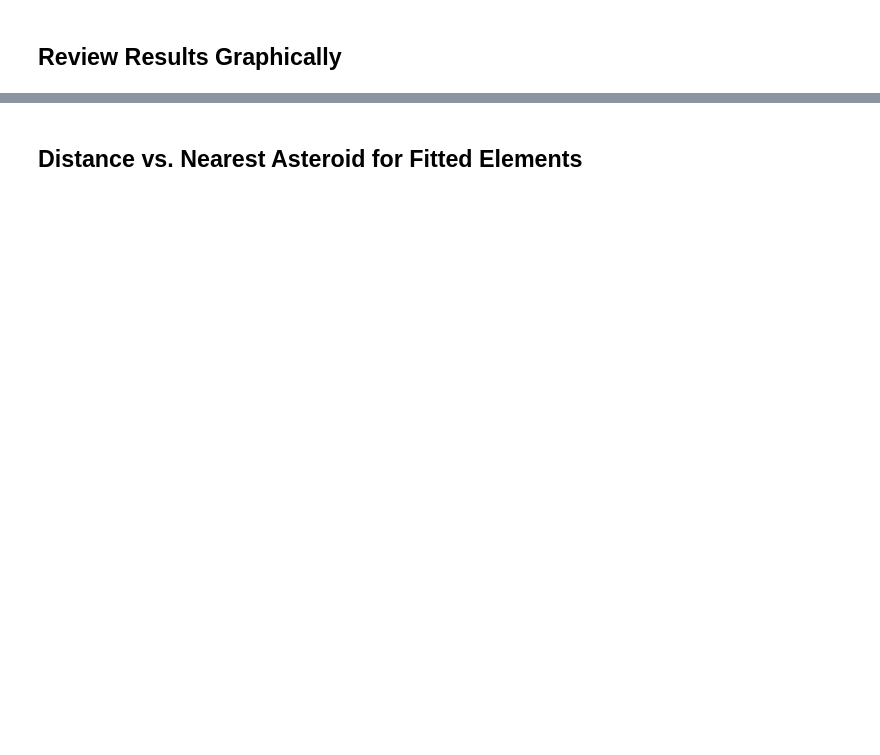
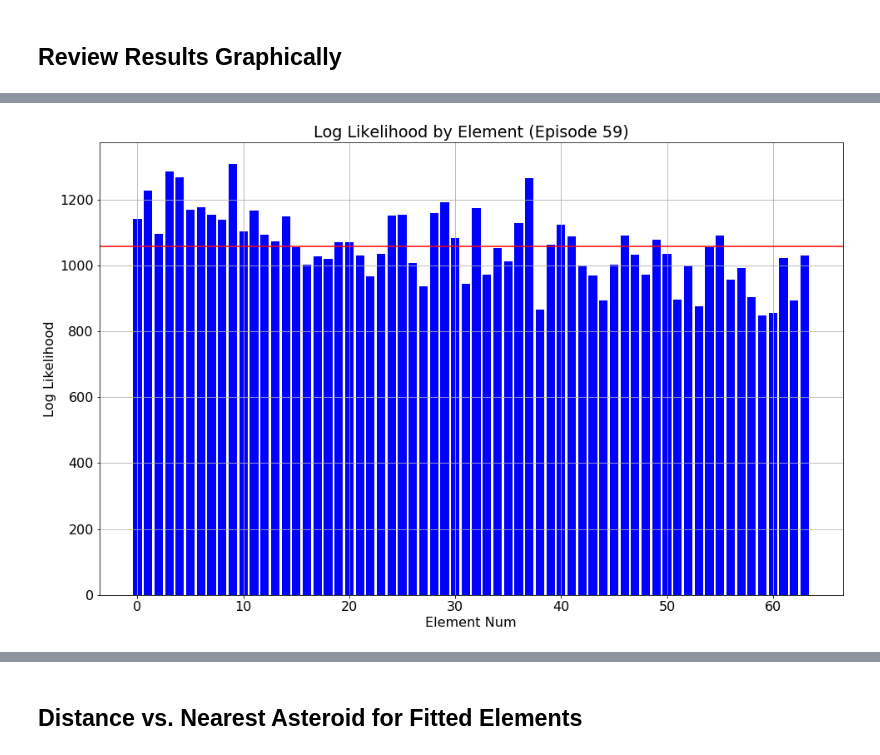
Before and after one commit to memanuel/kepler-sieve, a Jupyter notebook: jupyter/14_asteroid_search_unperturbed.ipynb, the cells around one changed output, grey strips where cells are left out. Saved outputs shown, nothing was run; the diff lists cells and outputs as text; code cells hidden in the pictures; blank space fills up the shorter version.

```diff
--- a/jupyter/14_asteroid_search_unperturbed.ipynb
+++ b/jupyter/14_asteroid_search_unperturbed.ipynb
@@ -242,3 +287,5 @@ model.search_adaptive(
 model.report()
 # %% [markdown]
 ## Review Results Graphically
+# %%
+model.load()
@@ -245,3 +308,5 @@ model.report()
 # %%
 # Bar chart - log likelihood by element
-fig, ax = model.plot_bar('log_like', sorted=False)
+fig, ax_like = model.plot_bar('log_like', sorted=False)
+# %% [output]
+[figure, added]
```
Also changed, not shown: parts of 36 cells of this notebook, 2 other files.
